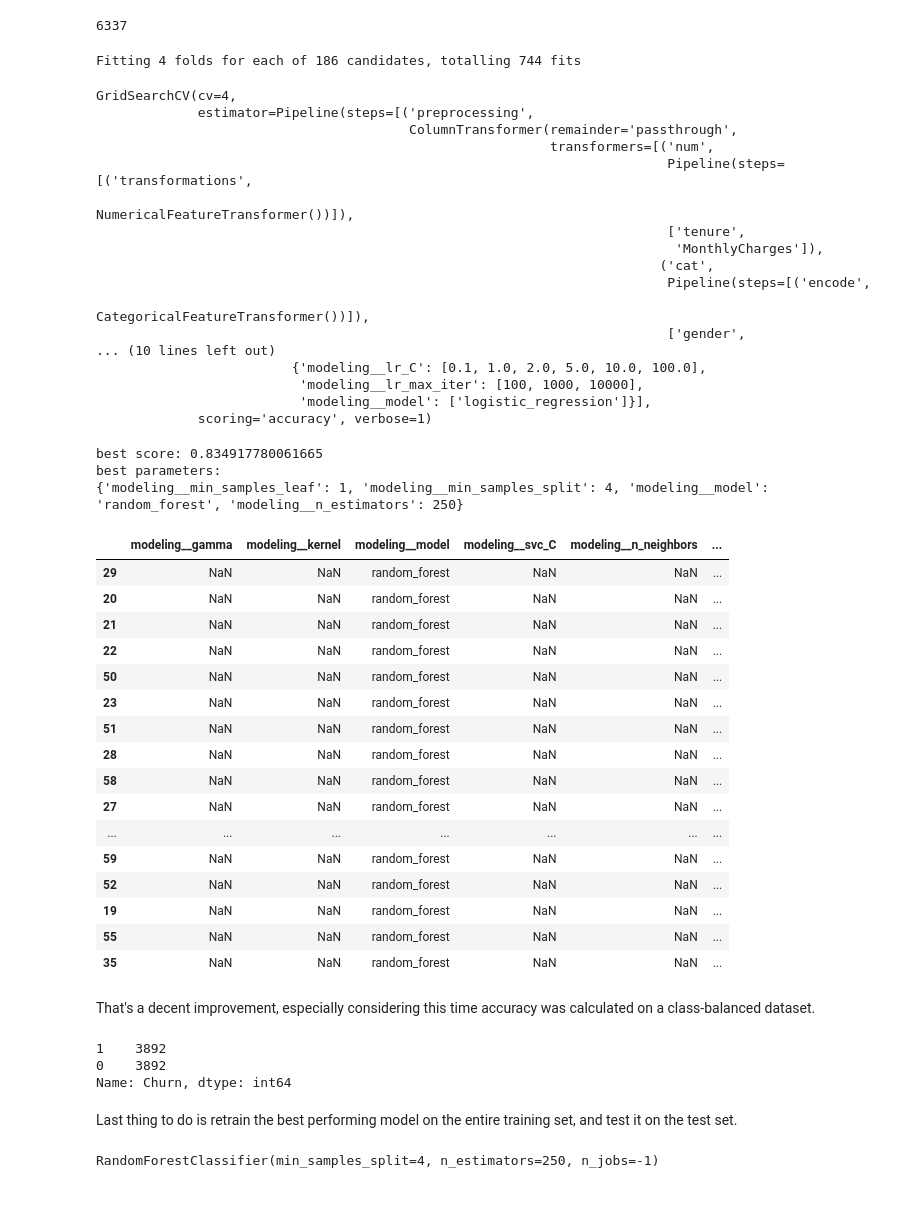
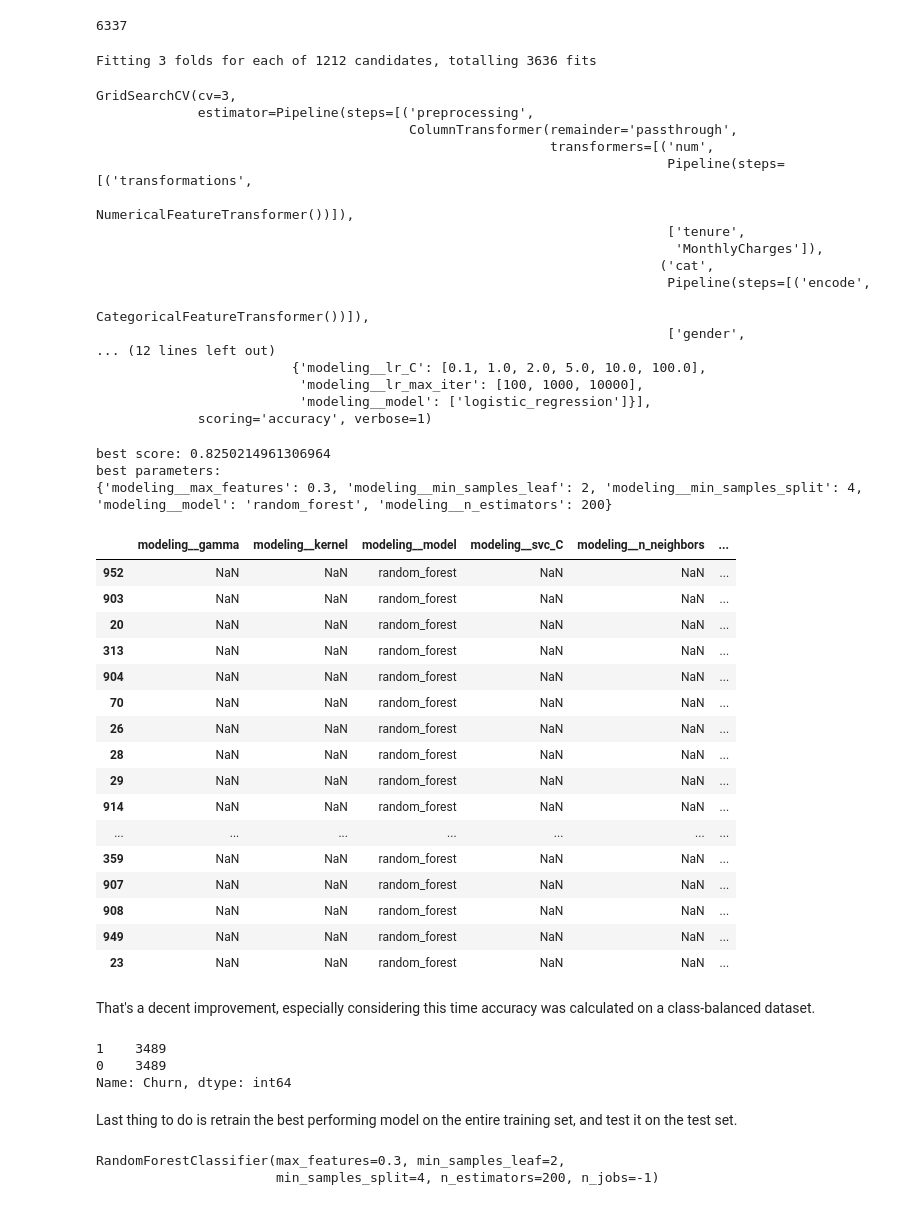
Before and after one commit to jaymberman/telco-cust-churn, a Jupyter notebook: jupyter_notebook/EDA.ipynb, the cells around one changed output. Saved outputs shown, nothing was run; the diff lists cells and outputs as text; code cells hidden in the pictures.

```diff
--- a/jupyter_notebook/EDA.ipynb
+++ b/jupyter_notebook/EDA.ipynb
@@ -335,7 +335,7 @@ class CategoricalFeatureTransformer(BaseEstimator, TransformerMixin):
 class TryoutClassifier(BaseEstimator, ClassifierMixin):
     def __init__(self, model="svc", svc_C=1.0, kernel='rbf', gamma='scale', n_neighbors=5, p=1,
                  n_estimators=100, min_samples_split=2, min_samples_leaf=1, min_impurity_decrease=0.0,
-                 lr_C=1.0, lr_max_iter=100):
+                 max_features='auto', lr_C=1.0, lr_max_iter=100):
         self.model = model
         self.svc_C = svc_C
         self.kernel = kernel
@@ -346,6 +346,7 @@ class TryoutClassifier(BaseEstimator, ClassifierMixin):
         self.min_samples_split = min_samples_split
         self.min_samples_leaf = min_samples_leaf
         self.min_impurity_decrease = min_impurity_decrease
+        self.max_features=max_features
         self.lr_C = lr_C
         self.lr_max_iter = lr_max_iter
 
@@ -365,7 +366,8 @@ class TryoutClassifier(BaseEstimator, ClassifierMixin):
             self.estimator = RandomForestClassifier(n_estimators=self.n_estimators,
                                                     min_samples_split=self.min_samples_split,
                                                     min_samples_leaf=self.min_samples_leaf,
-                                                    min_impurity_decrease=self.min_impurity_decrease)
+                                                    min_impurity_decrease=self.min_impurity_decrease,
+                                                    max_features=self.max_features)
         elif self.model == "logistic_regression":
             self.estimator = LogisticRegression(C=self.lr_C,
                                                 max_iter=self.lr_max_iter)
@@ -528,7 +530,7 @@ X_train_inliers, X_test_inliers, y_train_inliers, y_test_inliers = train_test_sp
                                                                                     random_state=42)
 
 smote = SMOTENC(categorical_features=categorical_idx)
-X_train_inliers_smote, y_train_inliers_smote = smote.fit_sample(X_train, y_train)
+X_train_inliers_smote, y_train_inliers_smote = smote.fit_sample(X_train_inliers, y_train_inliers)
 # %% [output]
 OneClassSVM(nu=0.1)
 # %%
@@ -571,8 +573,9 @@ knn_param_grid = {
 rf_param_grid = {
     "modeling__model": ["random_forest"],
     "modeling__n_estimators": [10, 50, 100, 150, 200, 250],
-    "modeling__min_samples_split": [2, 4, 8, 16, 32],
-    "modeling__min_samples_leaf": [1, 2, 4, 8, 16]
+    "modeling__min_samples_split": [2, 4, 8, 16, 32, 1.0, 2.0],
+    "modeling__min_samples_leaf": [1, 2, 4, 8, 16, 1.0, 2.0],
+    "modeling__max_features": ['auto', 'log2', None, 0.3]
 }
 
 lr_param_grid = {
@@ -590,72 +593,73 @@ search = GridSearchCV(full_pipeline,
                       n_jobs=-1,
                       verbose=1,
                       scoring=scoring,
-                      cv=4)
+                      cv=3)
 search.fit(X_train_inliers_smote, y_train_inliers_smote)
 
 
 print(f"best score: {search.best_score_}")
 print("best parameters:")
 print(search.best_params_)
 results = search.cv_results_
 results = pd.concat([pd.DataFrame(results["params"]),
                      pd.DataFrame(results["mean_test_score"], columns=[scoring]),
                      pd.DataFrame(results["std_test_score"], columns=["std_" + scoring])], axis=1)
 results.sort_values(by=[scoring], ascending=False, inplace=True)
 results.head(20)
 # %% [output]
-Fitting 4 folds for each of 186 candidates, totalling 744 fits
+Fitting 3 folds for each of 1212 candidates, totalling 3636 fits
-GridSearchCV(cv=4,
+GridSearchCV(cv=3,
              estimator=Pipeline(steps=[('preprocessing',
                                         ColumnTransformer(remainder='passthrough',
                                                           transformers=[('num',
                                                                          Pipeline(steps=[('transformations',
                                                                                           NumericalFeatureTransformer())]),
                                                                          ['tenure',
                                                                           'MonthlyCharges']),
                                                                         ('cat',
                                                                          Pipeline(steps=[('encode',
                                                                                           CategoricalFeatureTransformer())]),
                                                                          ['gender',
-... (10 lines left out)
+... (12 lines left out)
                          {'modeling__lr_C': [0.1, 1.0, 2.0, 5.0, 10.0, 100.0],
                           'modeling__lr_max_iter': [100, 1000, 10000],
                           'modeling__model': ['logistic_regression']}],
              scoring='accuracy', verbose=1)
-best score: 0.834917780061665
+best score: 0.8250214961306964
 best parameters:
-{'modeling__min_samples_leaf': 1, 'modeling__min_samples_split': 4, 'modeling__model': 'random_forest', 'modeling__n_estimators': 250}
+{'modeling__max_features': 0.3, 'modeling__min_samples_leaf': 2, 'modeling__min_samples_split': 4, 'modeling__model': 'random_forest', 'modeling__n_estimators': 200}
 |  | modeling__gamma | modeling__kernel | modeling__model | modeling__svc_C | modeling__n_neighbors | ... |
+| 952 | NaN | NaN | random_forest | NaN | NaN | ... |
+| 903 | NaN | NaN | random_forest | NaN | NaN | ... |
+| 20 | NaN | NaN | random_forest | NaN | NaN | ... |
+| 313 | NaN | NaN | random_forest | NaN | NaN | ... |
+| 904 | NaN | NaN | random_forest | NaN | NaN | ... |
+| 70 | NaN | NaN | random_forest | NaN | NaN | ... |
+| 26 | NaN | NaN | random_forest | NaN | NaN | ... |
+| 28 | NaN | NaN | random_forest | NaN | NaN | ... |
 | 29 | NaN | NaN | random_forest | NaN | NaN | ... |
-| 20 | NaN | NaN | random_forest | NaN | NaN | ... |
-| 21 | NaN | NaN | random_forest | NaN | NaN | ... |
-| 22 | NaN | NaN | random_forest | NaN | NaN | ... |
-| 50 | NaN | NaN | random_forest | NaN | NaN | ... |
+| 914 | NaN | NaN | random_forest | NaN | NaN | ... |
+| ... | ... | ... | ... | ... | ... | ... |
+| 359 | NaN | NaN | random_forest | NaN | NaN | ... |
+| 907 | NaN | NaN | random_forest | NaN | NaN | ... |
+| 908 | NaN | NaN | random_forest | NaN | NaN | ... |
+| 949 | NaN | NaN | random_forest | NaN | NaN | ... |
 | 23 | NaN | NaN | random_forest | NaN | NaN | ... |
-| 51 | NaN | NaN | random_forest | NaN | NaN | ... |
-| 28 | NaN | NaN | random_forest | NaN | NaN | ... |
-| 58 | NaN | NaN | random_forest | NaN | NaN | ... |
-| 27 | NaN | NaN | random_forest | NaN | NaN | ... |
-| ... | ... | ... | ... | ... | ... | ... |
-| 59 | NaN | NaN | random_forest | NaN | NaN | ... |
-| 52 | NaN | NaN | random_forest | NaN | NaN | ... |
-| 19 | NaN | NaN | random_forest | NaN | NaN | ... |
-| 55 | NaN | NaN | random_forest | NaN | NaN | ... |
-| 35 | NaN | NaN | random_forest | NaN | NaN | ... |
 # %% [markdown]
 That's a decent improvement, especially considering this time accuracy was calculated on a class-balanced dataset.
 # %%
 y_train_inliers_smote.value_counts()
 # %% [output]
-1    3892
-0    3892
+1    3489
+0    3489
 Name: Churn, dtype: int64
 # %% [markdown]
 Last thing to do is retrain the best performing model on the entire training set, and test it on the test set.
 # %%
-model = RandomForestClassifier(min_samples_leaf=1,
+model = RandomForestClassifier(min_samples_leaf=2,
                                min_samples_split=4,
-                               n_estimators=250,
+                               n_estimators=200,
+                               max_features=0.3,
                                n_jobs=-1)
 
 num_pipeline = Pipeline([
@@ -674,6 +678,7 @@ col_transformer = ColumnTransformer([
 X_train_inliers_smote_processed = col_transformer.fit_transform(X_train_inliers_smote)
 model.fit(X_train_inliers_smote_processed, y_train_inliers_smote)
 # %% [output]
-RandomForestClassifier(min_samples_split=4, n_estimators=250, n_jobs=-1)
+RandomForestClassifier(max_features=0.3, min_samples_leaf=2,
+                       min_samples_split=4, n_estimators=200, n_jobs=-1)
 # %%
 from sklearn.metrics import accuracy_score, recall_score, precision_score
```
Also changed, not shown: parts of 7 cells of this notebook, 7 other files.
